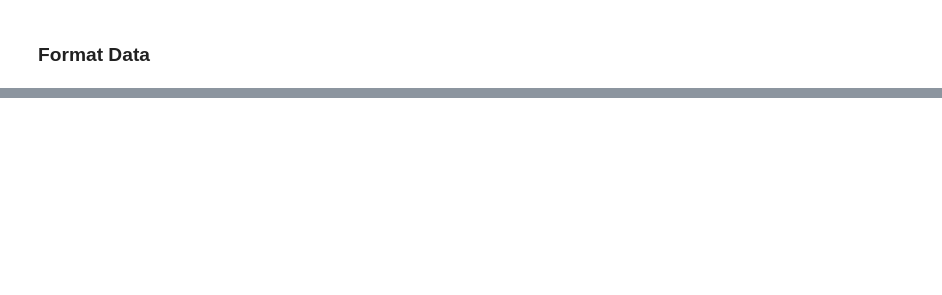
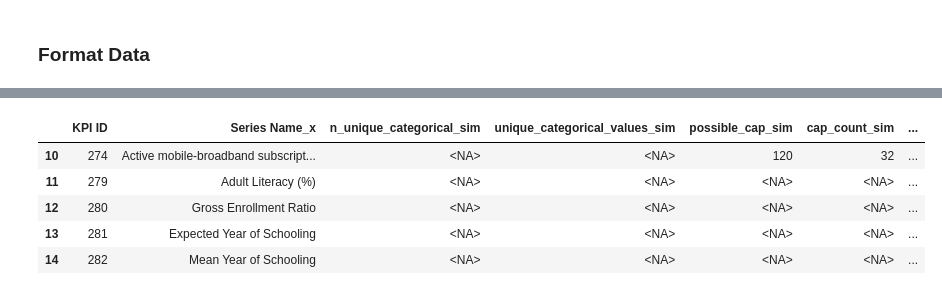
Before and after one commit to apanlili/un, a Jupyter notebook: Data Quality/Discover_cap_floor_discrepancy.ipynb, the cells around one changed output, grey strips where cells are left out. Drawn from its saved outputs; the diff is of its cells as text; code cells hidden in the pictures; blank space fills up the shorter version.

```diff
--- a/Data Quality/Discover_cap_floor_discrepancy.ipynb
+++ b/Data Quality/Discover_cap_floor_discrepancy.ipynb
@@ -115,3 +267,12 @@ historical_kpi_cap_floor[int_cols_hist] = historical_kpi_cap_floor[int_cols_hist
+# %%
+sim_hist_joined.tail()
+# %% [output]
+|  | KPI ID | Series Name_x | n_unique_categorical_sim | unique_categorical_values_sim | possible_cap_sim | cap_count_sim | ... |
+| 10 | 274 | Active mobile-broadband subscript... | <NA> | <NA> | 120 | 32 | ... |
+| 11 | 279 | Adult Literacy (%) | <NA> | <NA> | <NA> | <NA> | ... |
+| 12 | 280 | Gross Enrollment Ratio | <NA> | <NA> | <NA> | <NA> | ... |
+| 13 | 281 | Expected Year of Schooling | <NA> | <NA> | <NA> | <NA> | ... |
+| 14 | 282 | Mean Year of Schooling | <NA> | <NA> | <NA> | <NA> | ... |
 # %%
 def flag_discrepancy(row, col_sim, col_hist):
     val_sim = row[col_sim]
```
Also changed, not shown: parts of 11 cells of this notebook, 1 other file.
